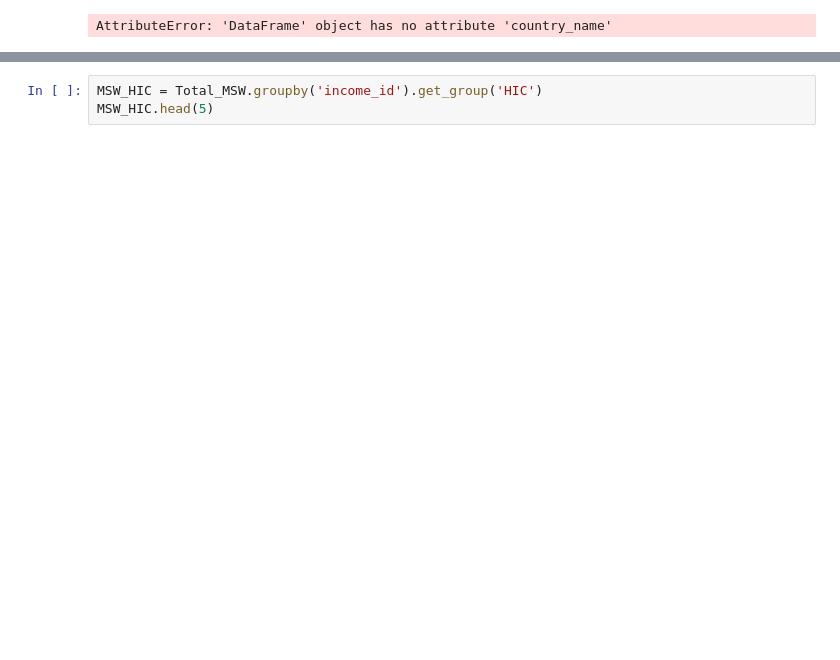
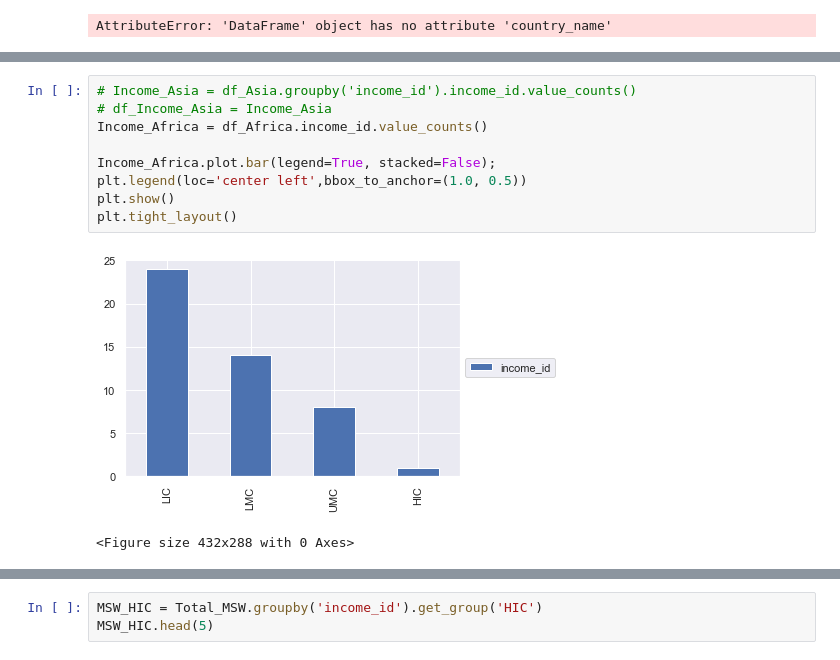
Before and after one commit to ShilpaMuralidhar/WasteManagement, a Jupyter notebook: Data_Science/Total_MSW_Africa.ipynb, the cells around one changed output, grey strips where cells are left out. Drawn from its saved outputs; the diff is of its cells as text; blank space fills up the shorter version.

```diff
--- a/Data_Science/Total_MSW_Africa.ipynb
+++ b/Data_Science/Total_MSW_Africa.ipynb
@@ -195,0 +210,12 @@ plt.show()
+# %%
+# Income_Asia = df_Asia.groupby('income_id').income_id.value_counts()
+# df_Income_Asia = Income_Asia
+Income_Africa = df_Africa.income_id.value_counts()
+
+Income_Africa.plot.bar(legend=True, stacked=False);
+plt.legend(loc='center left',bbox_to_anchor=(1.0, 0.5))
+plt.show()
+plt.tight_layout()
+# %% [output]
+[figure, added]
+<Figure size 432x288 with 0 Axes>
```
Also changed, not shown: parts of 3 cells of this notebook, 3 other files.
